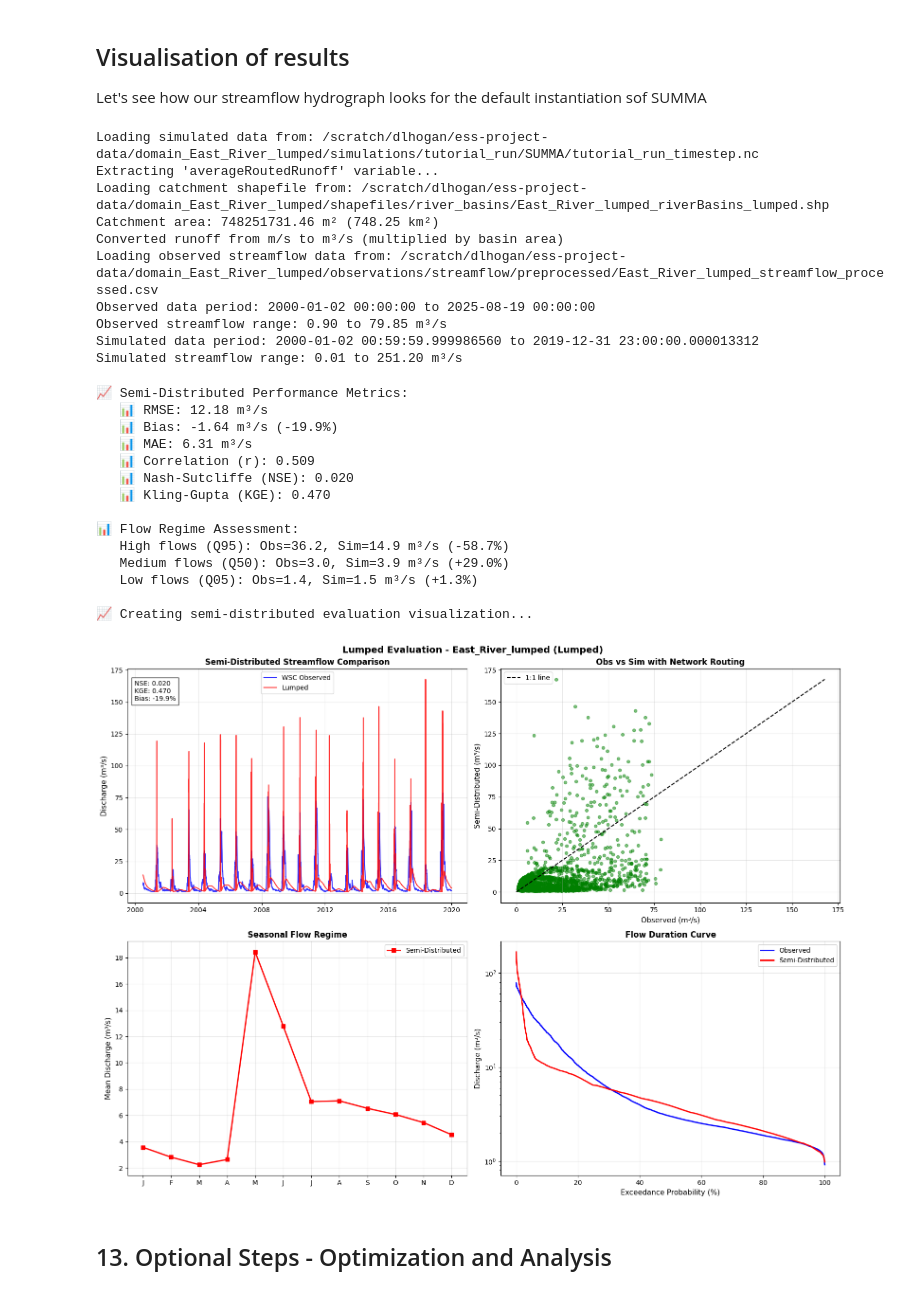
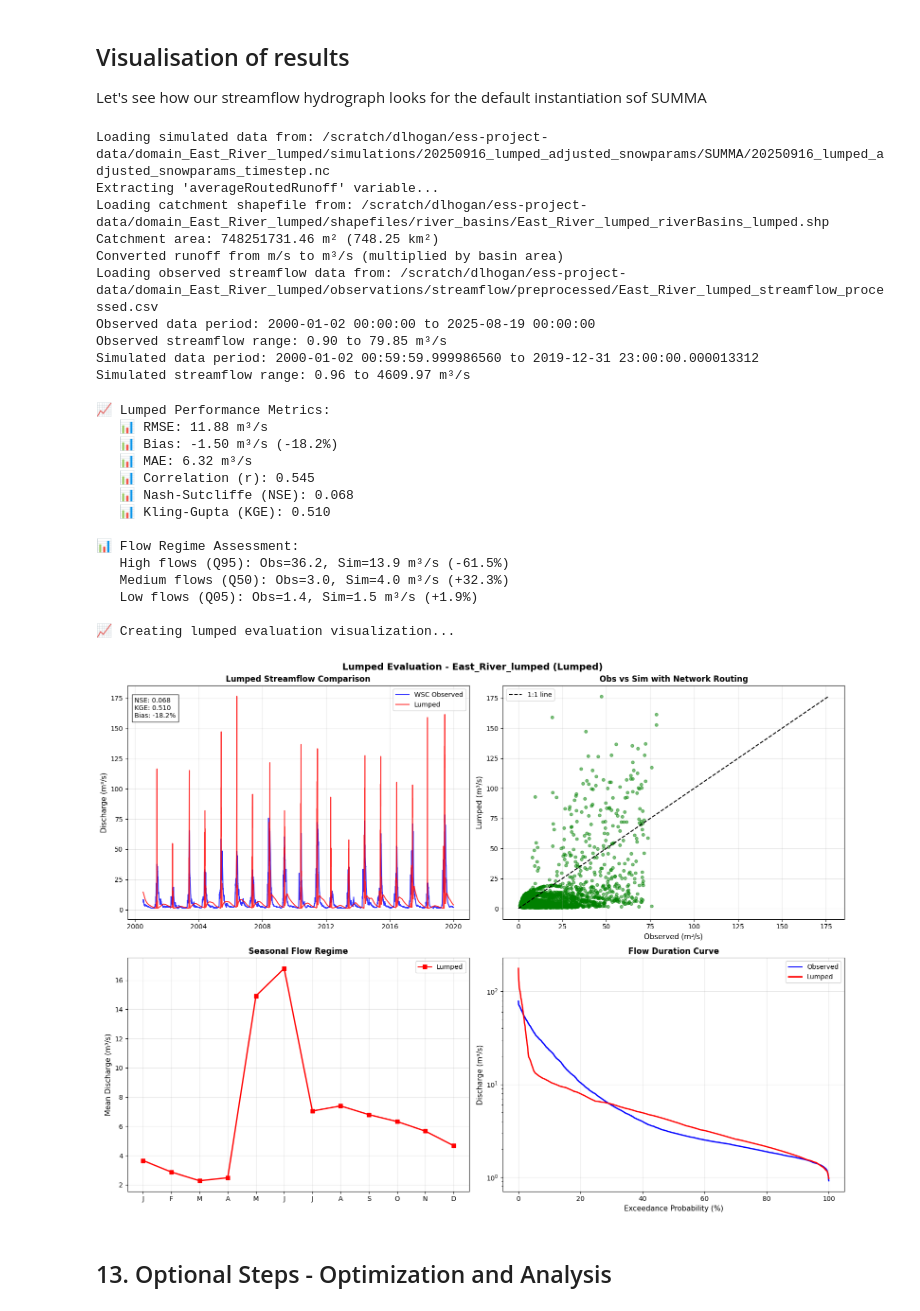
Before and after one commit to dlhogan97/CONFLUENCE-uwmtnhydro, a Jupyter notebook: ess-project/examples/02a_basin_lumped.ipynb, the cells around one changed output. Saved outputs shown, nothing was run; the diff lists cells and outputs as text; code cells hidden in the pictures.

Commit message:
lumped notebook updates

```diff
--- a/ess-project/examples/02a_basin_lumped.ipynb
+++ b/ess-project/examples/02a_basin_lumped.ipynb
@@ -63,7 +63,7 @@ config_dict['CONFLUENCE_DATA_DIR'] = str(CONFLUENCE_DATA_DIR)
 
 # Update name and experiment id
 config_dict['DOMAIN_NAME'] = 'East_River_lumped'
-config_dict['EXPERIMENT_ID'] = 'tutorial_run'
+config_dict['EXPERIMENT_ID'] = '20250916_lumped_adjusted_snowparams'
 config_dict['EXPERIMENT_TIME_START'] = '2000-01-02 01:00'
 config_dict['EXPERIMENT_TIME_END'] = '2019-12-31 23:00'
 
@@ -702,7 +702,7 @@ if obs_path.exists():
 print(f"Simulated data period: {sim_df.index.min()} to {sim_df.index.max()}")
 print(f"Simulated streamflow range: {sim_df['discharge_cms'].min():.2f} to {sim_df['discharge_cms'].max():.2f} m³/s")
 # %% [output]
-Loading simulated data from: /scratch/dlhogan/ess-project-data/domain_East_River_lumped/simulations/tutorial_run/SUMMA/tutorial_run_timestep.nc
+Loading simulated data from: /scratch/dlhogan/ess-project-data/domain_East_River_lumped/simulations/20250916_lumped_adjusted_snowparams/SUMMA/20250916_lumped_adjusted_snowparams_timestep.nc
 Extracting 'averageRoutedRunoff' variable...
 Loading catchment shapefile from: /scratch/dlhogan/ess-project-data/domain_East_River_lumped/shapefiles/river_basins/East_River_lumped_riverBasins_lumped.shp
 Catchment area: 748251731.46 m² (748.25 km²)
@@ -711,7 +711,7 @@ Loading observed streamflow data from: /scratch/dlhogan/ess-project-data/domain_
 Observed data period: 2000-01-02 00:00:00 to 2025-08-19 00:00:00
 Observed streamflow range: 0.90 to 79.85 m³/s
 Simulated data period: 2000-01-02 00:59:59.999986560 to 2019-12-31 23:00:00.000013312
-Simulated streamflow range: 0.01 to 251.20 m³/s
+Simulated streamflow range: 0.96 to 4609.97 m³/s
 # %%
 
 # =============================================================================
@@ -735,7 +735,7 @@ obs_valid = obs_daily[valid_mask]
 sim_valid = sim_daily[valid_mask]
 
 # Calculate comprehensive performance metrics
-print(f"\n📈 Semi-Distributed Performance Metrics:")
+print(f"\n📈 Lumped Performance Metrics:")
 
 # Basic statistics
 rmse = np.sqrt(((obs_valid - sim_valid) ** 2).mean())
@@ -787,10 +787,10 @@ for regime, (obs_q, sim_q) in flow_stats.items():
     print(f"   {regime}: Obs={obs_q:.1f}, Sim={sim_q:.1f} m³/s ({bias_pct:+.1f}%)")
 
 # =============================================================================
-# COMPREHENSIVE SEMI-DISTRIBUTED VISUALIZATION
+# COMPREHENSIVE LUMPED VISUALIZATION
 # =============================================================================
 
-print(f"\n📈 Creating semi-distributed evaluation visualization...")
+print(f"\n📈 Creating lumped evaluation visualization...")
 
 fig, axes = plt.subplots(2, 2, figsize=(16, 12))
 
@@ -802,7 +802,7 @@ ax1.plot(sim_valid.index, sim_valid.values, 'r-',
          label=f'Lumped', linewidth=1.5, alpha=0.8)
 
 ax1.set_ylabel('Discharge (m³/s)', fontsize=11)
-ax1.set_title('Semi-Distributed Streamflow Comparison', fontweight='bold')
+ax1.set_title('Lumped Streamflow Comparison', fontweight='bold')
 ax1.legend()
 ax1.grid(True, alpha=0.3)
 # ax1.set_xlim([datetime(2018, 1, 1), datetime(2019, 12, 31)])
@@ -818,7 +818,7 @@ ax2.scatter(obs_valid, sim_valid, alpha=0.5, c='green', s=20)
 max_val = max(obs_valid.max(), sim_valid.max())
 ax2.plot([0, max_val], [0, max_val], 'k--', label='1:1 line')
 ax2.set_xlabel('Observed (m³/s)', fontsize=11)
-ax2.set_ylabel('Semi-Distributed (m³/s)', fontsize=11)
+ax2.set_ylabel('Lumped (m³/s)', fontsize=11)
 ax2.set_title('Obs vs Sim with Network Routing', fontweight='bold')
 ax2.legend()
 ax2.grid(True, alpha=0.3)
@@ -832,7 +832,7 @@ month_names = ['J', 'F', 'M', 'A', 'M', 'J', 'J', 'A', 'S', 'O', 'N', 'D']
 
 # ax3.plot(months, monthly_obs.values, 'o-', label='Observed',
 #          color='blue', linewidth=2, markersize=6)
-ax3.plot(months, monthly_sim.values, 's-', label='Semi-Distributed',
+ax3.plot(months, monthly_sim.values, 's-', label='Lumped',
          color='red', linewidth=2, markersize=6)
 
 ax3.set_xticks(months)
@@ -840,46 +840,46 @@ ax3.set_xticklabels(month_names)
 ax3.set_ylabel('Mean Discharge (m³/s)', fontsize=11)
 ax3.set_title('Seasonal Flow Regime', fontweight='bold')
 ax3.legend()
 ax3.grid(True, alpha=0.3)
 
 # Flow duration curve (bottom right)
 ax4 = axes[1, 1]
 
 # Calculate exceedance probabilities
 obs_sorted = obs_valid.sort_values(ascending=False)
 sim_sorted = sim_valid.sort_values(ascending=False)
 obs_ranks = np.arange(1., len(obs_sorted) + 1) / len(obs_sorted) * 100
 sim_ranks = np.arange(1., len(sim_sorted) + 1) / len(sim_sorted) * 100
 
 ax4.semilogy(obs_ranks, obs_sorted, 'b-', label='Observed', linewidth=2)
-ax4.semilogy(sim_ranks, sim_sorted, 'r-', label='Semi-Distributed', linewidth=2)
+ax4.semilogy(sim_ranks, sim_sorted, 'r-', label='Lumped', linewidth=2)
 
 ax4.set_xlabel('Exceedance Probability (%)', fontsize=11)
 ax4.set_ylabel('Discharge (m³/s)', fontsize=11)
 ax4.set_title('Flow Duration Curve', fontweight='bold')
 ax4.legend()
 ax4.grid(True, alpha=0.3)
 
 plt.suptitle(f'Lumped Evaluation - {config_dict["DOMAIN_NAME"]} (Lumped)',
              fontsize=14, fontweight='bold')
 plt.tight_layout()
 plt.show()
 # %% [output]
-📈 Semi-Distributed Performance Metrics:
-   📊 RMSE: 12.18 m³/s
-   📊 Bias: -1.64 m³/s (-19.9%)
-   📊 MAE: 6.31 m³/s
-   📊 Correlation (r): 0.509
-   📊 Nash-Sutcliffe (NSE): 0.020
-   📊 Kling-Gupta (KGE): 0.470
+📈 Lumped Performance Metrics:
+   📊 RMSE: 11.88 m³/s
+   📊 Bias: -1.50 m³/s (-18.2%)
+   📊 MAE: 6.32 m³/s
+   📊 Correlation (r): 0.545
+   📊 Nash-Sutcliffe (NSE): 0.068
+   📊 Kling-Gupta (KGE): 0.510
 
 📊 Flow Regime Assessment:
-   High flows (Q95): Obs=36.2, Sim=14.9 m³/s (-58.7%)
-   Medium flows (Q50): Obs=3.0, Sim=3.9 m³/s (+29.0%)
-   Low flows (Q05): Obs=1.4, Sim=1.5 m³/s (+1.3%)
+   High flows (Q95): Obs=36.2, Sim=13.9 m³/s (-61.5%)
+   Medium flows (Q50): Obs=3.0, Sim=4.0 m³/s (+32.3%)
+   Low flows (Q05): Obs=1.4, Sim=1.5 m³/s (+1.9%)
 
-📈 Creating semi-distributed evaluation visualization...
+📈 Creating lumped evaluation visualization...
-[figure, old version]
+[figure, new version]
 # %% [markdown]
 ## 13. Optional Steps - Optimization and Analysis
 # %%
```
Also changed, not shown: parts of 4 cells of this notebook.
